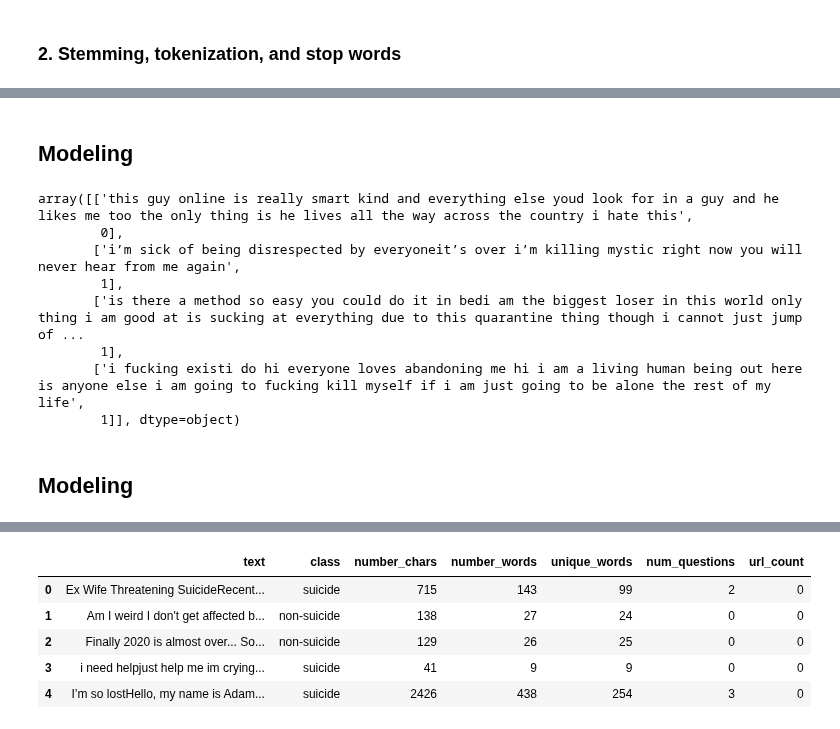
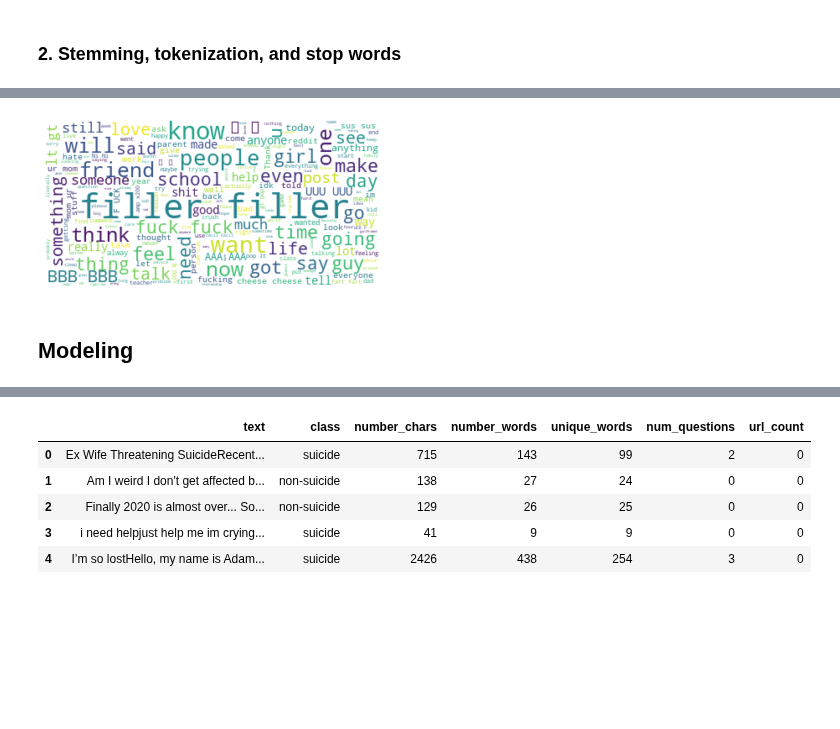
Before and after one commit to eugenebaraka/Predict-Suicidal-Ideation-on-Reddit, a Jupyter notebook: suicide-classification.ipynb, the cells around one changed output, grey strips where cells are left out. Drawn from its saved outputs; the diff is of its cells as text; code cells hidden in the pictures; blank space fills up the shorter version.

```diff
--- a/suicide-classification.ipynb
+++ b/suicide-classification.ipynb
@@ -321,3 +368,11 @@ def tokenizer(post: str) -> list:
+# %%
+# plt.subplot(1, 2, 2)
+cloud_gen_nonsuic = word_cloud.generate(non_suic_word_cloud)
+plt.imshow(cloud_gen_nonsuic, interpolation="bilinear")
+plt.axis('off')
+plt.show()
+# %% [output]
+[figure, added]
 # %% [markdown]
 ## Modeling
 # %%
@@ -337,14 +387,0 @@ reddit_df['post'] = reddit_df['post'].progress_apply(text_preprocessing)
-# %%
-np.random.seed(12)
-display(reddit_df[['post', 'suicidal']].sample(4).values)
-# %% [output]
-array([['this guy online is really smart kind and everything else youd look for in a guy and he likes me too the only thing is he lives all the way across the country i hate this',
-        0],
-       ['i’m sick of being disrespected by everyoneit’s over i’m killing mystic right now you will never hear from me again',
-        1],
-       ['is there a method so easy you could do it in bedi am the biggest loser in this world only thing i am good at is sucking at everything due to this quarantine thing though i cannot just jump of ...
-        1],
-       ['i fucking existi do hi everyone loves abandoning me hi i am a living human being out here is anyone else i am going to fucking kill myself if i am just going to be alone the rest of my life',
-        1]], dtype=object)
-# %% [markdown]
-## Modeling
```
Also changed, not shown: parts of 13 cells of this notebook.
